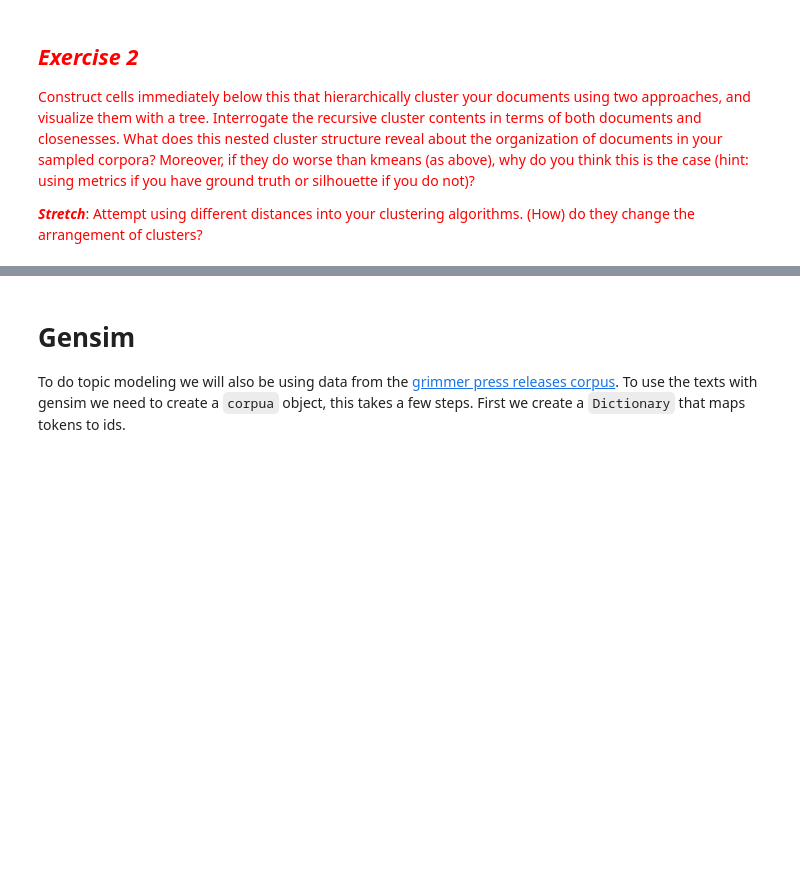
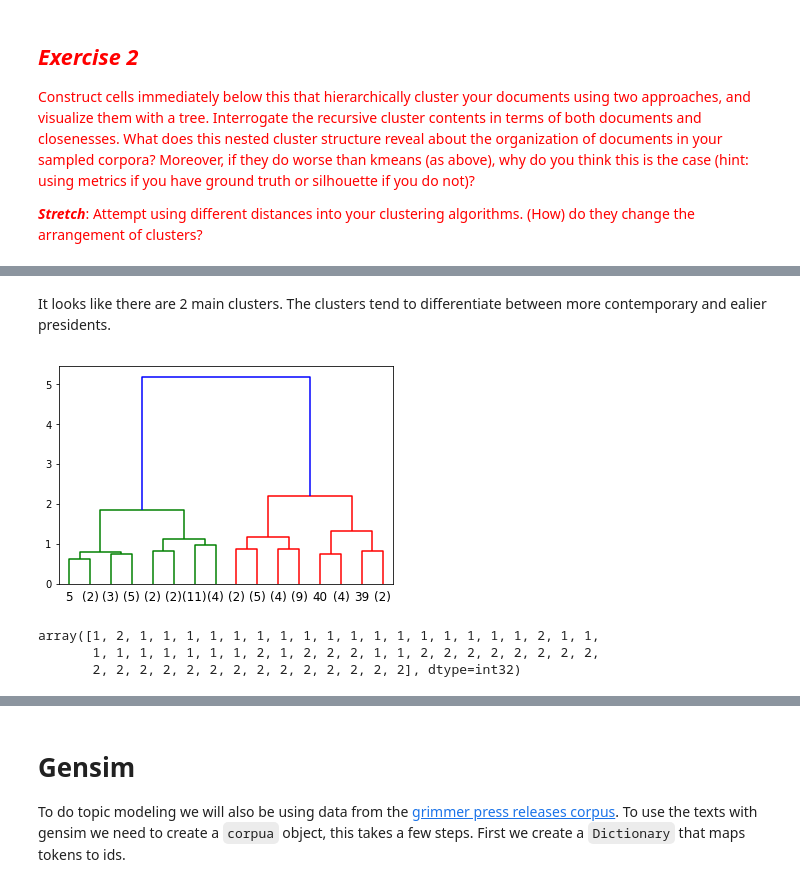
Before and after one commit to sanittawan/Content-Analysis-2020, a Jupyter notebook: week-6/6-Discovering-Patterns-Clusters-and-Topics-Sanittawan.ipynb, the cells around one changed output, grey strips where cells are left out. Cells and saved outputs as stored; diff of their text form; code cells hidden in the pictures; blank space fills up the shorter version.

```diff
--- a/week-6/6-Discovering-Patterns-Clusters-and-Topics-Sanittawan.ipynb
+++ b/week-6/6-Discovering-Patterns-Clusters-and-Topics-Sanittawan.ipynb
@@ -966,0 +998,18 @@ example_hierarchicalClusters_full = scipy.cluster.hierarchy.fcluster(example_lin
+# %% [markdown]
+It looks like there are 2 main clusters. The clusters tend to differentiate between more contemporary and ealier presidents.
+# %%
+# prune the clusters
+# select 3 levels
+dendrogramDat = scipy.cluster.hierarchy.dendrogram(sp_linkage_matrix, p=3,
+                                                   truncate_mode='level', get_leaves=True)
+# %% [output]
+[figure, added]
+# %%
+# Hierachical clustering
+# second approach (break trees into pre-determined number of clusters)
+sp_fclust = scipy.cluster.hierarchy.fcluster(sp_linkage_matrix, 2, 'maxclust')
+sp_fclust
+# %% [output]
+array([1, 2, 1, 1, 1, 1, 1, 1, 1, 1, 1, 1, 1, 1, 1, 1, 1, 1, 1, 2, 1, 1,
+       1, 1, 1, 1, 1, 1, 1, 2, 1, 2, 2, 2, 1, 1, 2, 2, 2, 2, 2, 2, 2, 2,
+       2, 2, 2, 2, 2, 2, 2, 2, 2, 2, 2, 2, 2, 2], dtype=int32)
```
Also changed, not shown: parts of 31 cells of this notebook.
